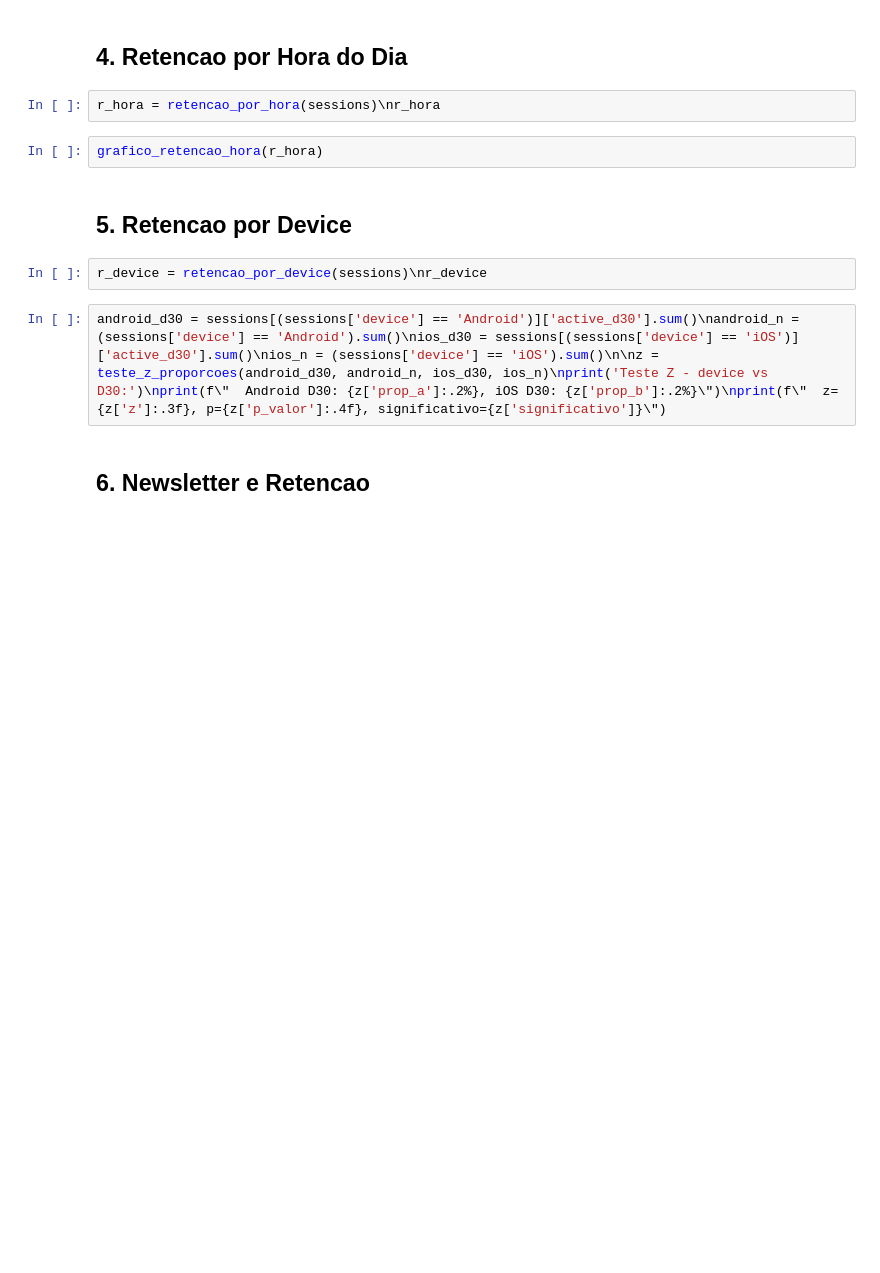
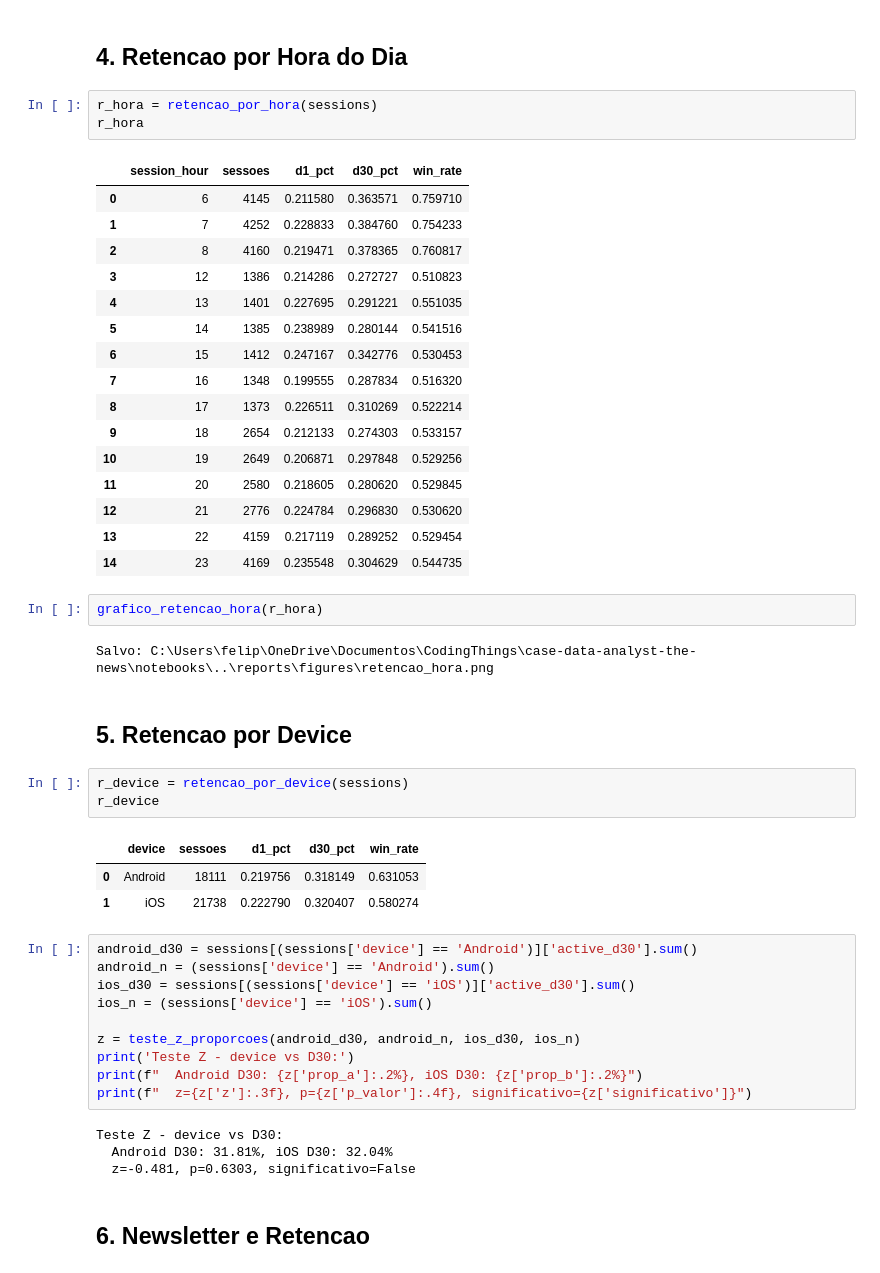
Before and after one commit to felipemchdev/case-data-analyst-the-news, a Jupyter notebook: notebooks/exploration.ipynb, the cells around one changed output. Drawn from its saved outputs; the diff is of its cells as text; blank space fills up the shorter version.

```diff
--- a/notebooks/exploration.ipynb
+++ b/notebooks/exploration.ipynb
@@ -29,15 +128,52 @@ grafico_retencao_streak(r_streak)
 # %% [markdown]
 ## 4. Retencao por Hora do Dia
 # %%
-r_hora = retencao_por_hora(sessions)\nr_hora
+r_hora = retencao_por_hora(sessions)
+r_hora
+# %% [output]
+|  | session_hour | sessoes | d1_pct | d30_pct | win_rate |
+| 0 | 6 | 4145 | 0.211580 | 0.363571 | 0.759710 |
+| 1 | 7 | 4252 | 0.228833 | 0.384760 | 0.754233 |
+| 2 | 8 | 4160 | 0.219471 | 0.378365 | 0.760817 |
+| 3 | 12 | 1386 | 0.214286 | 0.272727 | 0.510823 |
+| 4 | 13 | 1401 | 0.227695 | 0.291221 | 0.551035 |
+| 5 | 14 | 1385 | 0.238989 | 0.280144 | 0.541516 |
+| 6 | 15 | 1412 | 0.247167 | 0.342776 | 0.530453 |
+| 7 | 16 | 1348 | 0.199555 | 0.287834 | 0.516320 |
+| 8 | 17 | 1373 | 0.226511 | 0.310269 | 0.522214 |
+| 9 | 18 | 2654 | 0.212133 | 0.274303 | 0.533157 |
+| 10 | 19 | 2649 | 0.206871 | 0.297848 | 0.529256 |
+| 11 | 20 | 2580 | 0.218605 | 0.280620 | 0.529845 |
+| 12 | 21 | 2776 | 0.224784 | 0.296830 | 0.530620 |
+| 13 | 22 | 4159 | 0.217119 | 0.289252 | 0.529454 |
+| 14 | 23 | 4169 | 0.235548 | 0.304629 | 0.544735 |
 # %%
 grafico_retencao_hora(r_hora)
+# %% [output]
+Salvo: C:\Users\felip\OneDrive\Documentos\CodingThings\case-data-analyst-the-news\notebooks\..\reports\figures\retencao_hora.png
 # %% [markdown]
 ## 5. Retencao por Device
 # %%
-r_device = retencao_por_device(sessions)\nr_device
+r_device = retencao_por_device(sessions)
+r_device
+# %% [output]
+|  | device | sessoes | d1_pct | d30_pct | win_rate |
+| 0 | Android | 18111 | 0.219756 | 0.318149 | 0.631053 |
+| 1 | iOS | 21738 | 0.222790 | 0.320407 | 0.580274 |
 # %%
-android_d30 = sessions[(sessions['device'] == 'Android')]['active_d30'].sum()\nandroid_n = (sessions['device'] == 'Android').sum()\nios_d30 = sessions[(sessions['device'] == 'iOS')]['active_d30'].sum()\nios_n = (sessions['device'] == 'iOS').sum()\n\nz = teste_z_proporcoes(android_d30, android_n, ios_d30, ios_n)\nprint('Teste Z - device vs D30:')\nprint(f\"  Android D30: {z['prop_a']:.2%}, iOS D30: {z['prop_b']:.2%}\")\nprint(f\"  z={z['z']:.3f}, p={z['p_valor']:.4f}, significativo={z['significativo']}\")
+android_d30 = sessions[(sessions['device'] == 'Android')]['active_d30'].sum()
+android_n = (sessions['device'] == 'Android').sum()
+ios_d30 = sessions[(sessions['device'] == 'iOS')]['active_d30'].sum()
+ios_n = (sessions['device'] == 'iOS').sum()
+
+z = teste_z_proporcoes(android_d30, android_n, ios_d30, ios_n)
+print('Teste Z - device vs D30:')
+print(f"  Android D30: {z['prop_a']:.2%}, iOS D30: {z['prop_b']:.2%}")
+print(f"  z={z['z']:.3f}, p={z['p_valor']:.4f}, significativo={z['significativo']}")
+# %% [output]
+Teste Z - device vs D30:
+  Android D30: 31.81%, iOS D30: 32.04%
+  z=-0.481, p=0.6303, significativo=False
 # %% [markdown]
 ## 6. Newsletter e Retencao
 # %%
```
Also changed, not shown: parts of 38 cells of this notebook.
